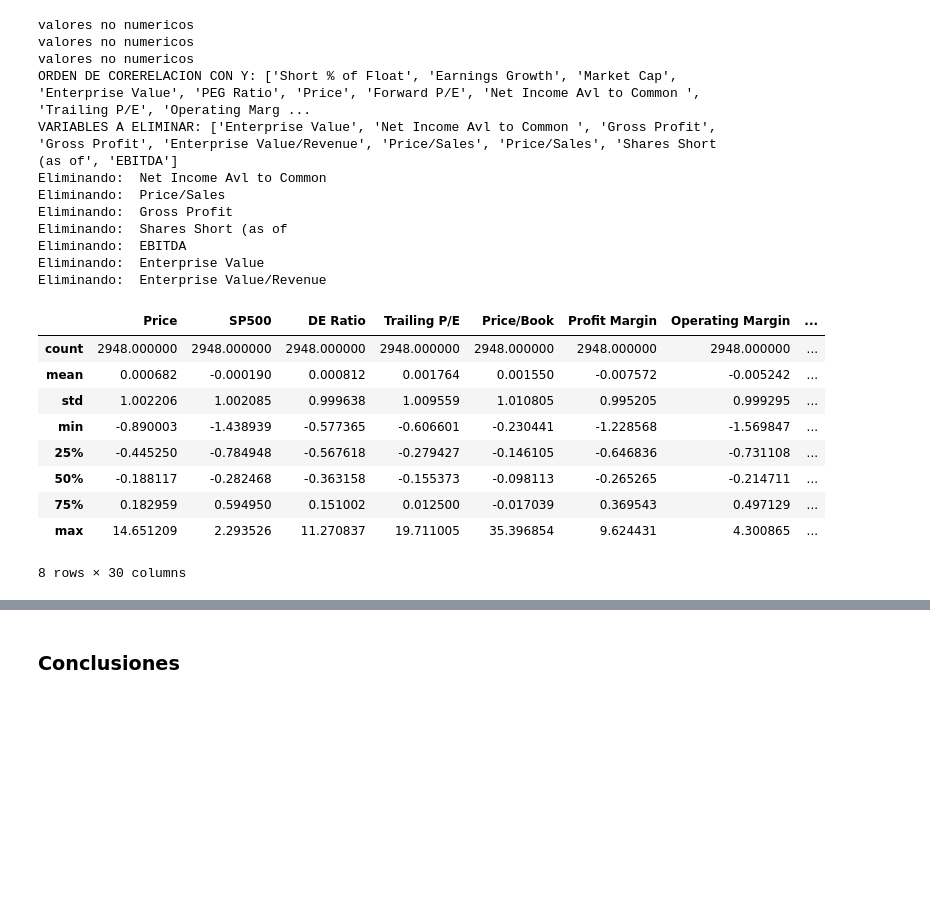
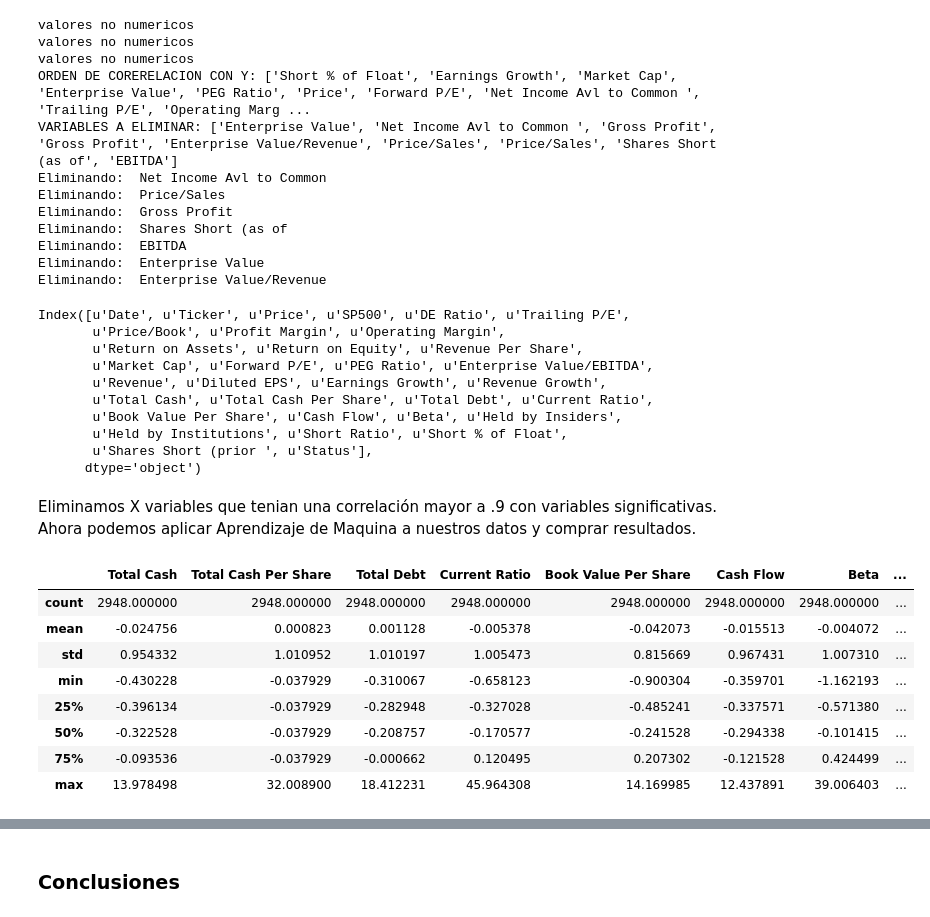
Before and after one commit to coronate-zz/Alejandro-Coronado, a Jupyter notebook: intraQuarter/stockML/Proyecto Final Aprendizaje de Maquina - Alejandro Coronado.ipynb, the cells around one changed output, grey strips where cells are left out. Cells and saved outputs as stored; diff of their text form; code cells hidden in the pictures; blank space fills up the shorter version.

```diff
--- a/intraQuarter/stockML/Proyecto Final Aprendizaje de Maquina - Alejandro Coronado.ipynb
+++ b/intraQuarter/stockML/Proyecto Final Aprendizaje de Maquina - Alejandro Coronado.ipynb
@@ -134,42 +139,3 @@ data.describe()
 | 75% | 1.832748e-01 | 5.914077e-01 | 3.876744e-01 | 1.489313e-01 | 1.195130e-02 | 1.706856e-01 | -1.832069e-02 | 3.927805e-01 | ... |
 | max | 1.465121e+01 | 2.293526e+00 | 1.334301e+01 | 1.127084e+01 | 1.971101e+01 | 9.271874e+00 | 3.539685e+01 | 9.624431e+00 | ... |
 8 rows × 38 columns
-# %%
-from scipy.stats import gaussian_kde
-
-lista=list()
-for i  in data.columns[:4]:
-    lista.append(i)
-
-    if type(data[i][1])==str :
-        print 'Variable No numerica'
-    else:
-        for j in data.columns:
-            if j in lista:
-                print 'Variables ya graficadas'
-            else:
-                if type(data[j][1])==str:
-                        print 'Variable J no numérica'
-                else:
-                    print('Graficando {}  VS {} '.format(i,j))
-                    # Generate fake data
-                    x = data[i]
-                    #X= X[np.logical_not(np.isnan(X))]
-                    y = data[j]
-                    X=pd.DataFrame( np.transpose([data[i], data[j] ]) )
-
-                    X=X.dropna(axis=0)
-                    #print(X)
-                    x=X[0]
-                    y=X[1]
-
-                    # Calculate the point density
-                    xy = np.vstack([x,y])
-
-                    z = gaussian_kde(xy)(xy)
-
-                    fig, ax = plt.subplots()
-                    ax.scatter(x, y, c=z, s=100, edgecolor='')
-                    ax.set_xlabel(i)
-                    ax.set_ylabel(j)
-                    plt.show()
@@ -272,14 +302,31 @@ Eliminando:  Enterprise Value
 Eliminando:  Enterprise Value/Revenue
 # %%
 data.describe()
+data.columns
 # %% [output]
-|  | Price | SP500 | DE Ratio | Trailing P/E | Price/Book | Profit Margin | Operating Margin | ... |
-| count | 2948.000000 | 2948.000000 | 2948.000000 | 2948.000000 | 2948.000000 | 2948.000000 | 2948.000000 | ... |
-| mean | 0.000682 | -0.000190 | 0.000812 | 0.001764 | 0.001550 | -0.007572 | -0.005242 | ... |
-| std | 1.002206 | 1.002085 | 0.999638 | 1.009559 | 1.010805 | 0.995205 | 0.999295 | ... |
-| min | -0.890003 | -1.438939 | -0.577365 | -0.606601 | -0.230441 | -1.228568 | -1.569847 | ... |
-| 25% | -0.445250 | -0.784948 | -0.567618 | -0.279427 | -0.146105 | -0.646836 | -0.731108 | ... |
-| 50% | -0.188117 | -0.282468 | -0.363158 | -0.155373 | -0.098113 | -0.265265 | -0.214711 | ... |
-| 75% | 0.182959 | 0.594950 | 0.151002 | 0.012500 | -0.017039 | 0.369543 | 0.497129 | ... |
-| max | 14.651209 | 2.293526 | 11.270837 | 19.711005 | 35.396854 | 9.624431 | 4.300865 | ... |
-8 rows × 30 columns
+Index([u'Date', u'Ticker', u'Price', u'SP500', u'DE Ratio', u'Trailing P/E',
+       u'Price/Book', u'Profit Margin', u'Operating Margin',
+       u'Return on Assets', u'Return on Equity', u'Revenue Per Share',
+       u'Market Cap', u'Forward P/E', u'PEG Ratio', u'Enterprise Value/EBITDA',
+       u'Revenue', u'Diluted EPS', u'Earnings Growth', u'Revenue Growth',
+       u'Total Cash', u'Total Cash Per Share', u'Total Debt', u'Current Ratio',
+       u'Book Value Per Share', u'Cash Flow', u'Beta', u'Held by Insiders',
+       u'Held by Institutions', u'Short Ratio', u'Short % of Float',
+       u'Shares Short (prior ', u'Status'],
+      dtype='object')
+# %% [markdown]
+Eliminamos X variables que tenian una correlación mayor a .9 con variables significativas. Ahora podemos aplicar Aprendizaje de Maquina a nuestros datos y comprar resultados.
+# %%
+data.columns
+#del data['Difference']
+data[ data.columns[20:30] ].describe()
+# %% [output]
+|  | Total Cash | Total Cash Per Share | Total Debt | Current Ratio | Book Value Per Share | Cash Flow | Beta | ... |
+| count | 2948.000000 | 2948.000000 | 2948.000000 | 2948.000000 | 2948.000000 | 2948.000000 | 2948.000000 | ... |
+| mean | -0.024756 | 0.000823 | 0.001128 | -0.005378 | -0.042073 | -0.015513 | -0.004072 | ... |
+| std | 0.954332 | 1.010952 | 1.010197 | 1.005473 | 0.815669 | 0.967431 | 1.007310 | ... |
+| min | -0.430228 | -0.037929 | -0.310067 | -0.658123 | -0.900304 | -0.359701 | -1.162193 | ... |
+| 25% | -0.396134 | -0.037929 | -0.282948 | -0.327028 | -0.485241 | -0.337571 | -0.571380 | ... |
+| 50% | -0.322528 | -0.037929 | -0.208757 | -0.170577 | -0.241528 | -0.294338 | -0.101415 | ... |
+| 75% | -0.093536 | -0.037929 | -0.000662 | 0.120495 | 0.207302 | -0.121528 | 0.424499 | ... |
+| max | 13.978498 | 32.008900 | 18.412231 | 45.964308 | 14.169985 | 12.437891 | 39.006403 | ... |
```
Also changed, not shown: parts of 26 cells of this notebook, 19 other files.
